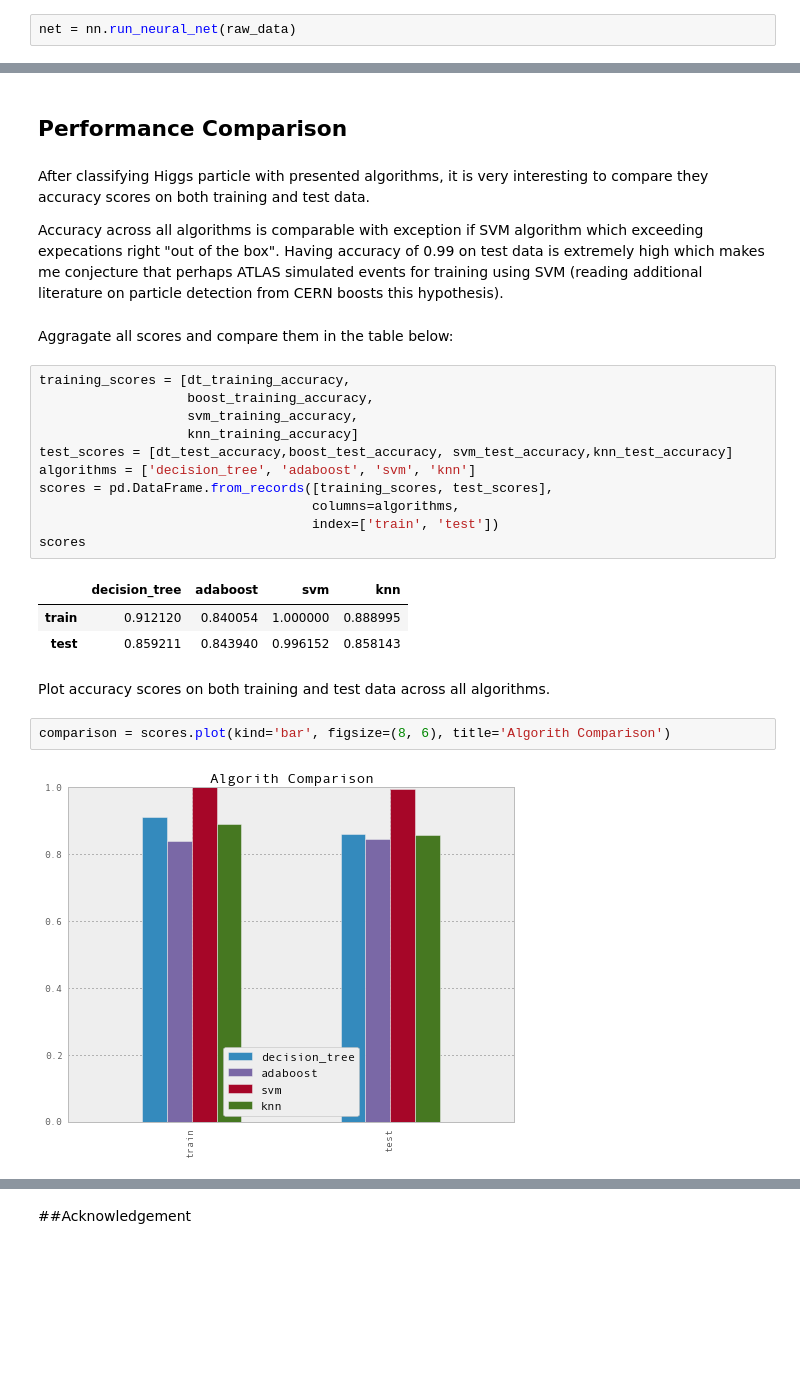
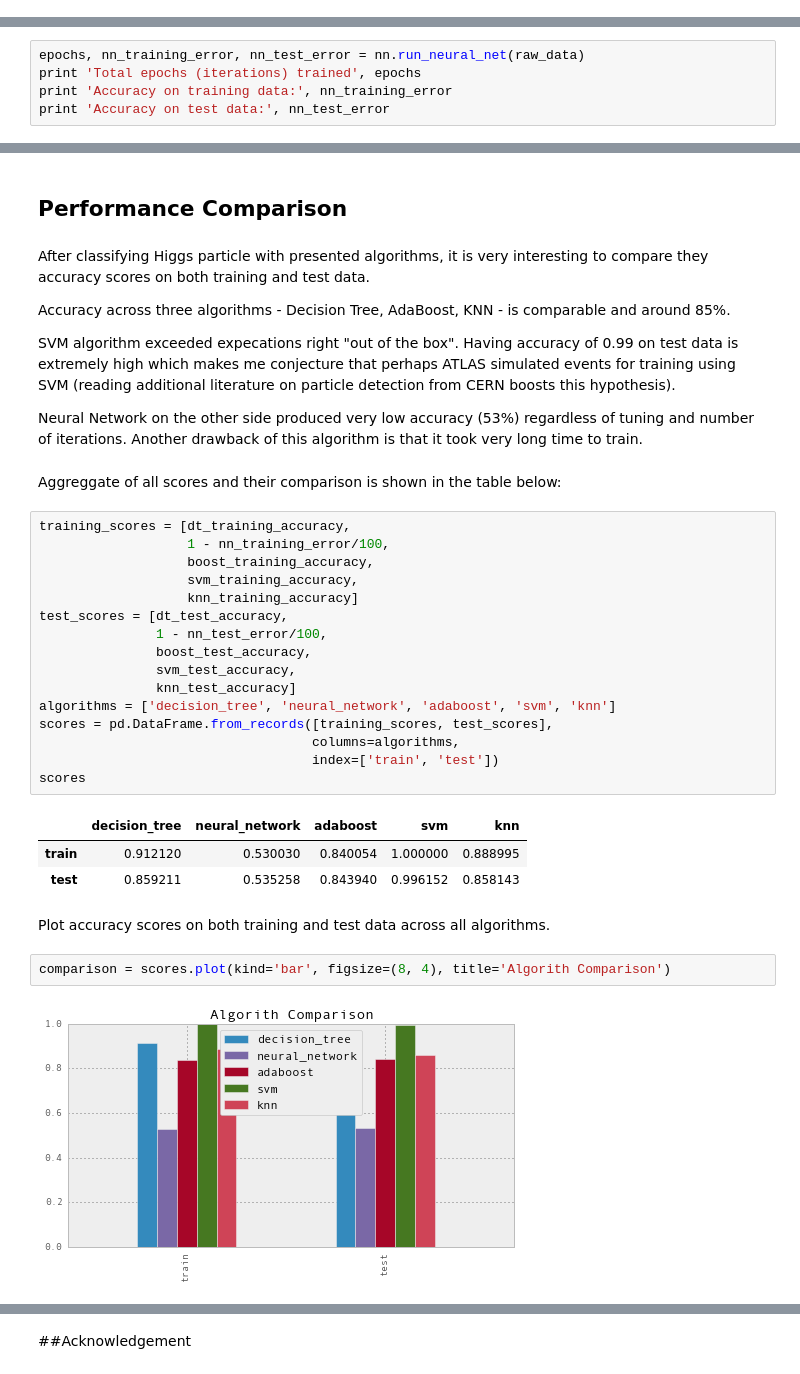
Before and after one commit to sshegheva/bag-of-algorithms, a Jupyter notebook: analysis/notebooks/Supervised Classification.ipynb, the cells around one changed output, grey strips where cells are left out. Saved outputs shown, nothing was run; the diff lists cells and outputs as text; blank space fills up the shorter version.

Commit message:
clean neural net and add notes

```diff
--- a/analysis/notebooks/Supervised Classification.ipynb
+++ b/analysis/notebooks/Supervised Classification.ipynb
@@ -140,2 +139,0 @@ reload(nn)
-# %%
-net = nn.run_neural_net(raw_data)
@@ -147,0 +142,5 @@ INFO:algo_evaluation:test error: 46.5942963919
+# %%
+epochs, nn_training_error, nn_test_error = nn.run_neural_net(raw_data)
+print 'Total epochs (iterations) trained', epochs
+print 'Accuracy on training data:', nn_training_error
+print 'Accuracy on test data:', nn_test_error
@@ -236,27 +233,36 @@ Accuracy on test data: 0.858143125028
 # %% [markdown]
 After classifying Higgs particle with presented algorithms, it is very interesting to compare they accuracy scores on both training and test data.
 
-Accuracy across all algorithms is comparable with exception if SVM algorithm which exceeding expecations right "out of the box". Having accuracy of 0.99 on test data is extremely high which makes me conjecture that perhaps ATLAS simulated events for training using SVM (reading additional literature on particle detection from CERN boosts this hypothesis).
+Accuracy across three algorithms - Decision Tree, AdaBoost, KNN - is comparable and around 85%.
+
+SVM algorithm exceeded expecations right "out of the box". Having accuracy of 0.99 on test data is extremely high which makes me conjecture that perhaps ATLAS simulated events for training using SVM (reading additional literature on particle detection from CERN boosts this hypothesis).
+
+Neural Network on the other side produced very low accuracy (53%) regardless of tuning and number of iterations. Another drawback of this algorithm is that it took very long time to train.
 # %% [markdown]
-Aggragate all scores and compare them in the table below:
+Aggreggate of all scores and their comparison is shown in the table below:
 # %%
 training_scores = [dt_training_accuracy,
+                   1 - nn_training_error/100,
                    boost_training_accuracy,
                    svm_training_accuracy,
                    knn_training_accuracy]
-test_scores = [dt_test_accuracy,boost_test_accuracy, svm_test_accuracy,knn_test_accuracy]
-algorithms = ['decision_tree', 'adaboost', 'svm', 'knn']
+test_scores = [dt_test_accuracy,
+               1 - nn_test_error/100,
+               boost_test_accuracy,
+               svm_test_accuracy,
+               knn_test_accuracy]
+algorithms = ['decision_tree', 'neural_network', 'adaboost', 'svm', 'knn']
 scores = pd.DataFrame.from_records([training_scores, test_scores],
                                    columns=algorithms,
                                    index=['train', 'test'])
 scores
 # %% [output]
-|  | decision_tree | adaboost | svm | knn |
-| train | 0.912120 | 0.840054 | 1.000000 | 0.888995 |
-| test | 0.859211 | 0.843940 | 0.996152 | 0.858143 |
+|  | decision_tree | neural_network | adaboost | svm | knn |
+| train | 0.912120 | 0.530030 | 0.840054 | 1.000000 | 0.888995 |
+| test | 0.859211 | 0.535258 | 0.843940 | 0.996152 | 0.858143 |
 # %% [markdown]
 Plot accuracy scores on both training and test data across all algorithms.
 # %%
-comparison = scores.plot(kind='bar', figsize=(8, 6), title='Algorith Comparison')
+comparison = scores.plot(kind='bar', figsize=(8, 4), title='Algorith Comparison')
 # %% [output]
-[figure, old version]
+[figure, new version]
```
Also changed, not shown: parts of 12 cells of this notebook, 1 other file.
